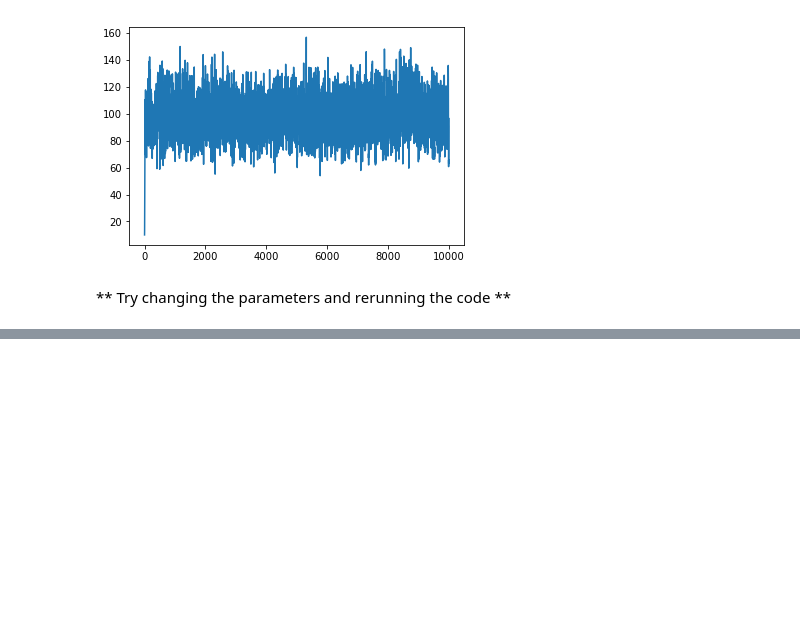
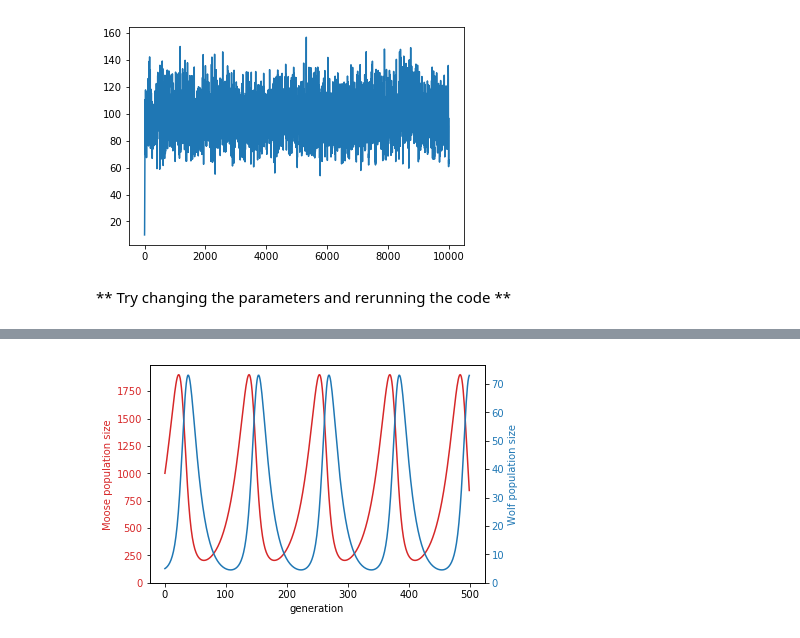
Before and after one commit to rachelss/BigDataAnalysis18, a Jupyter notebook: logisticgrowth.ipynb, the cells around one changed output, grey strips where cells are left out. Cells and saved outputs as stored; diff of their text form; code cells hidden in the pictures; blank space fills up the shorter version.

```diff
--- a/logisticgrowth.ipynb
+++ b/logisticgrowth.ipynb
@@ -106,0 +157,8 @@ pop_size = plot_pop_stoch(n0,r,K,g)
+# %%
+preyPop = 1000
+predPop = 5
+generation = 500
+M,W = PP(preyPop, predPop, generation);
+PP_plot(M,W)
+# %% [output]
+[figure, added]
```
Also changed, not shown: parts of 6 cells of this notebook.
